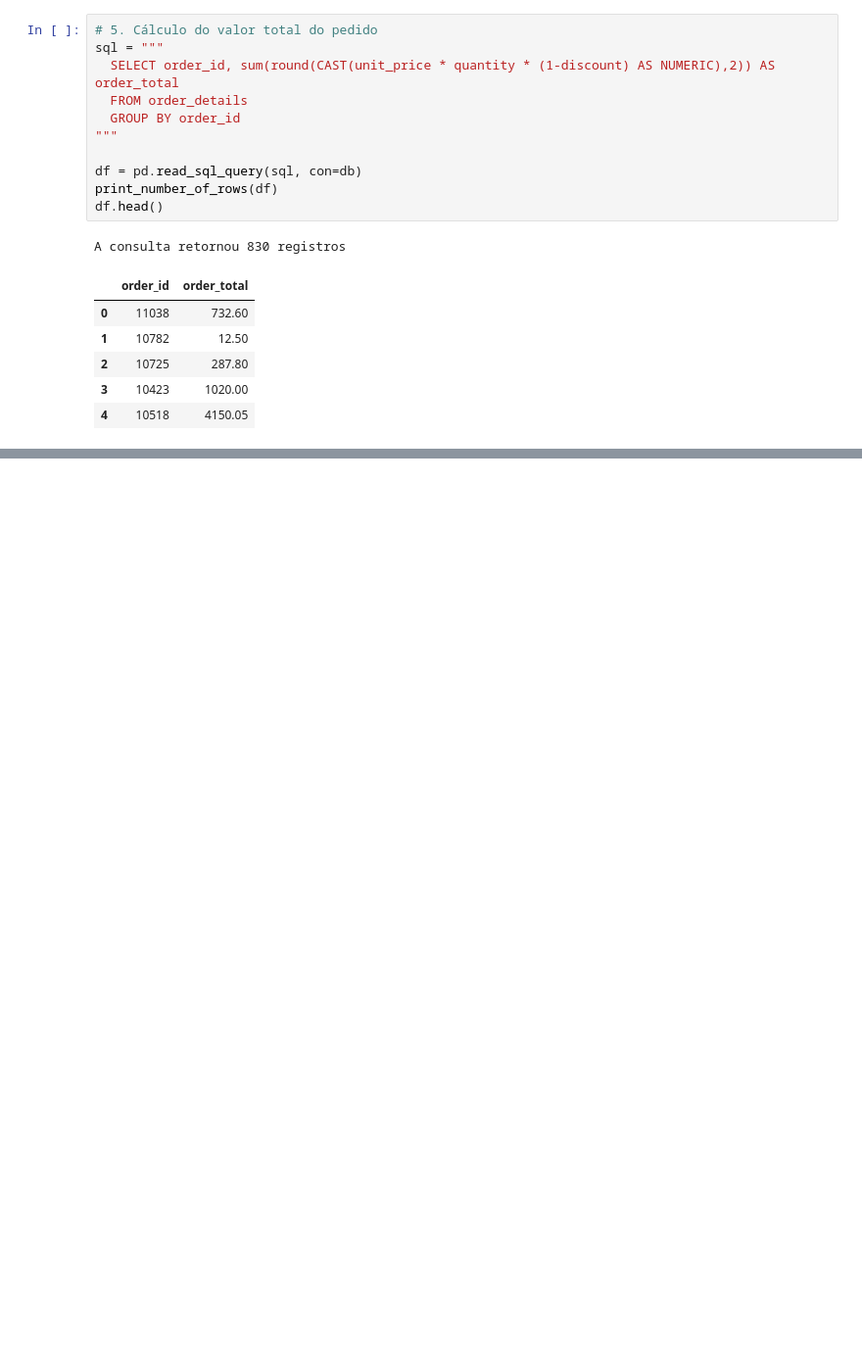
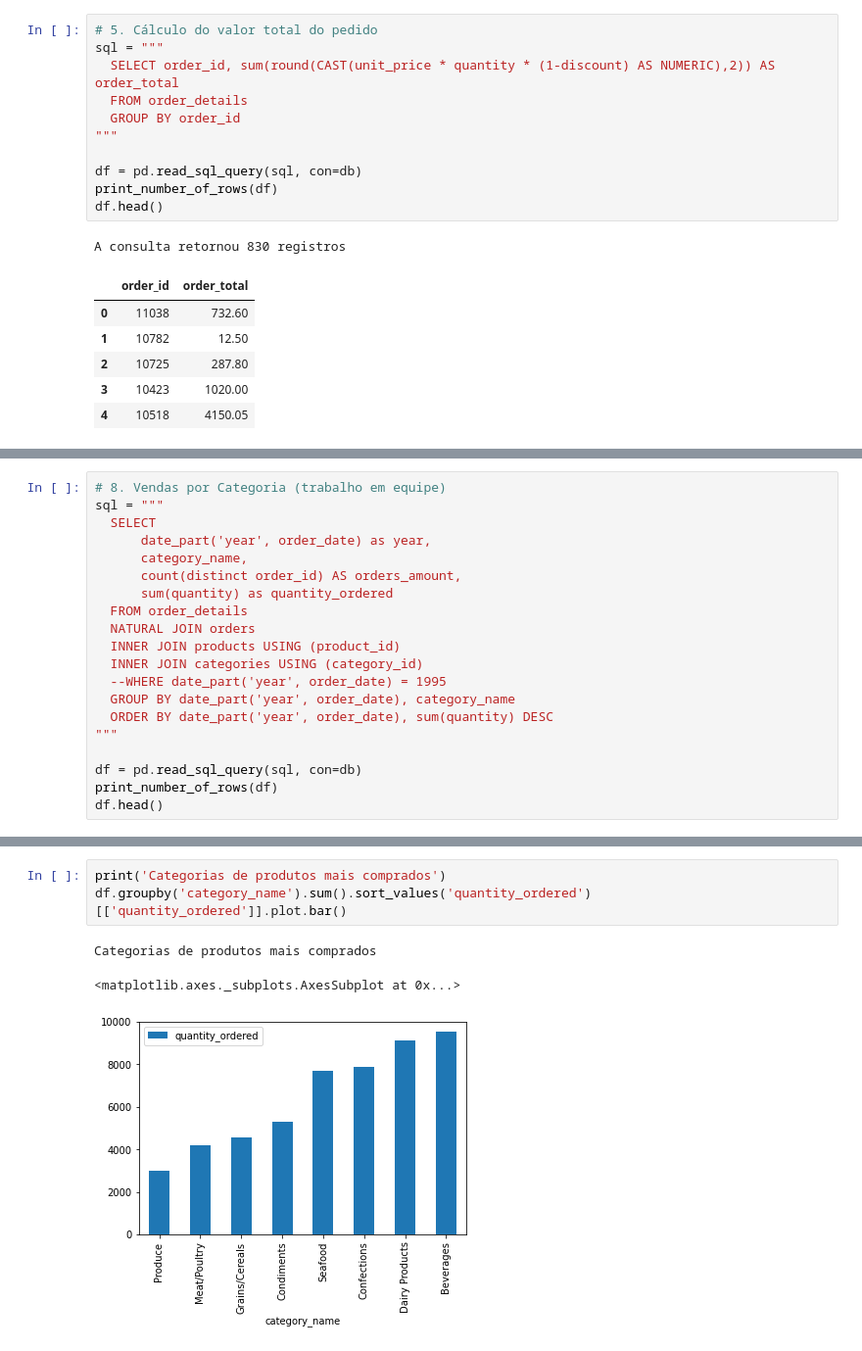
Before and after one commit to bmnds/uea-data-science-04-data-processing, a Jupyter notebook: Atividade_Pratica_Aula1.ipynb, the cells around one changed output, grey strips where cells are left out. Shown at 98% size. Cells and saved outputs as stored; diff of their text form; blank space fills up the shorter version.

```diff
--- a/Atividade_Pratica_Aula1.ipynb
+++ b/Atividade_Pratica_Aula1.ipynb
@@ -210,0 +317,20 @@ A consulta retornou 830 registros
+# %%
+# 8. Vendas por Categoria (trabalho em equipe)
+sql = """
+  SELECT
+      date_part('year', order_date) as year,
+      category_name,
+      count(distinct order_id) AS orders_amount,
+      sum(quantity) as quantity_ordered
+  FROM order_details
+  NATURAL JOIN orders
+  INNER JOIN products USING (product_id)
+  INNER JOIN categories USING (category_id)
+  --WHERE date_part('year', order_date) = 1995
+  GROUP BY date_part('year', order_date), category_name
+  ORDER BY date_part('year', order_date), sum(quantity) DESC
+"""
+
+df = pd.read_sql_query(sql, con=db)
+print_number_of_rows(df)
+df.head()
@@ -210,0 +345,7 @@ A consulta retornou 830 registros
+# %%
+print('Categorias de produtos mais comprados')
+df.groupby('category_name').sum().sort_values('quantity_ordered')[['quantity_ordered']].plot.bar()
+# %% [output]
+Categorias de produtos mais comprados
+<matplotlib.axes._subplots.AxesSubplot at 0x...>
+[figure, added]
```
Also changed, not shown: parts of 24 cells of this notebook.
